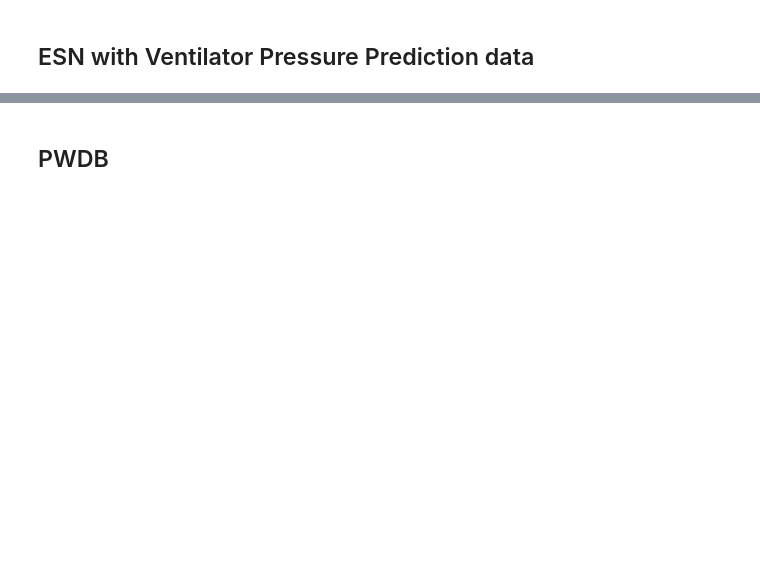
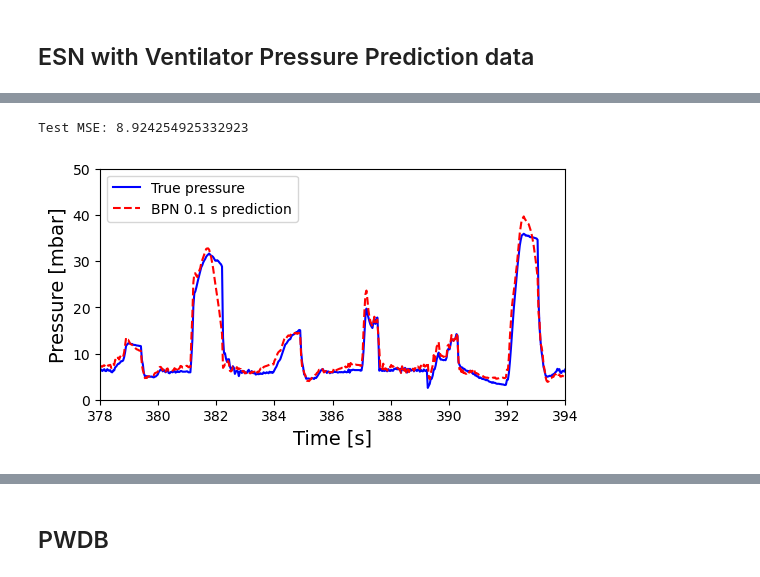
Before and after one commit to TMKamsma/Pyontronics, a Jupyter notebook: demo.ipynb, the cells around one changed output, grey strips where cells are left out. Cells and saved outputs as stored; diff of their text form; code cells hidden in the pictures; blank space fills up the shorter version.

Commit message:
improve ventilator classification

```diff
--- a/demo.ipynb
+++ b/demo.ipynb
@@ -301,8 +323,8 @@ esn = EchoStateNetwork(
     reservoir_size=80,
     output_dim=train_y.shape[1],
     leaking_rate=0.66,
-    step_size=0.18,
-    time_scale=3.1,
+    step_size=0.034035,
+    time_scale=0.1,
     spectral_radius=0.16,
     sparsity=0.75,
     input_scaling=0.1,
@@ -320,10 +344,38 @@ print(f"Test MSE: {mse(test_y, predictions)}")
+# %%
+bpn = BandPassNetwork(
+    input_dim=train_x.shape[1],
+    reservoir_size=300,
+    output_dim=train_y.shape[1],
+    leaking_rate=0.66,
+    step_size=0.034035,
+   time_scale_avg=0.1,
+    time_scale_std=0.1,
+    spectral_radius=0.5,
+    sparsity=0.95,
+    input_scaling=0.1,
+    regularization=0.00047855525,
+    washout = 100,
+    activation=ginf_activator.activate,
+    guarantee_ESP=True,
+    progress_bar=True,
+)
+
+bpn.fit(train_x, train_y)
+
+predictions = bpn.predict(test_x)
+print(f"Test MSE: {mse(test_y, predictions)}")
+# %% [output]
+Test MSE: 8.924254925332923
 # %%
-plt.figure(figsize=(20, 6))
-plt.plot(range(len(test_y)), test_y, label="True pressure")
-plt.plot(range(len(test_y)), predictions, label="ESN prediction", linestyle="--",)
-plt.title("ESN Predictions vs True Pressure")
-plt.xlabel("Time")
-plt.ylabel("Pressure")
-plt.xlim(4000, 5000)
+plt.figure(figsize=(6, 3))
+plt.plot(np.linspace(0, len(test_y)*0.034035, len(test_y)), test_y*0.980665,color='blue', label="True pressure")
+plt.plot(np.linspace(0, len(test_y[predict_steps:])*0.034035, len(test_y[predict_steps:])), predictions[predict_steps:]*0.980665,color='red', label="BPN 0.1 s prediction", linestyle="--",)
+plt.xlabel("Time [s]", fontsize=14)
+plt.ylabel("Pressure [mbar]", fontsize=14)
+plt.xlim(378,394)
+plt.ylim(0, 50)
 plt.legend()
-plt.show()
+#plt.show()
+plt.savefig("output/ventilator_plot.pdf",bbox_inches='tight')
+# %% [output]
+[figure, added]
```
Also changed, not shown: parts of 18 cells of this notebook, 11 other files.
